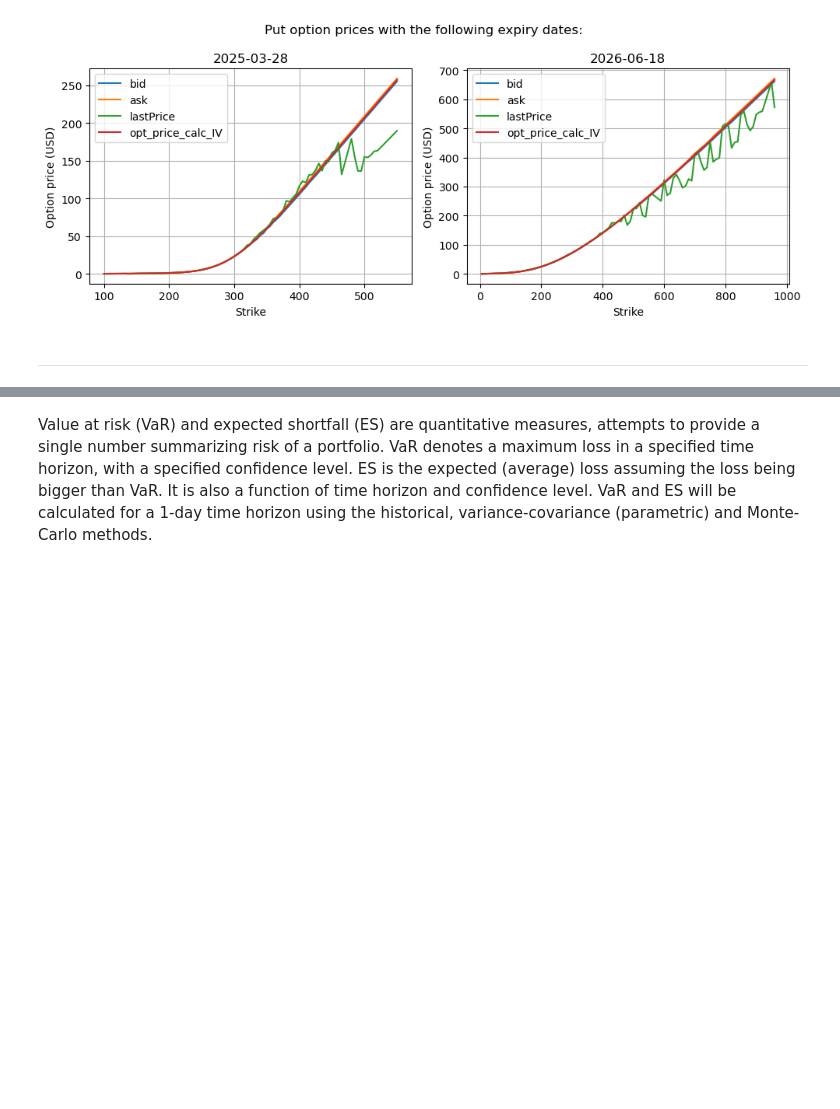
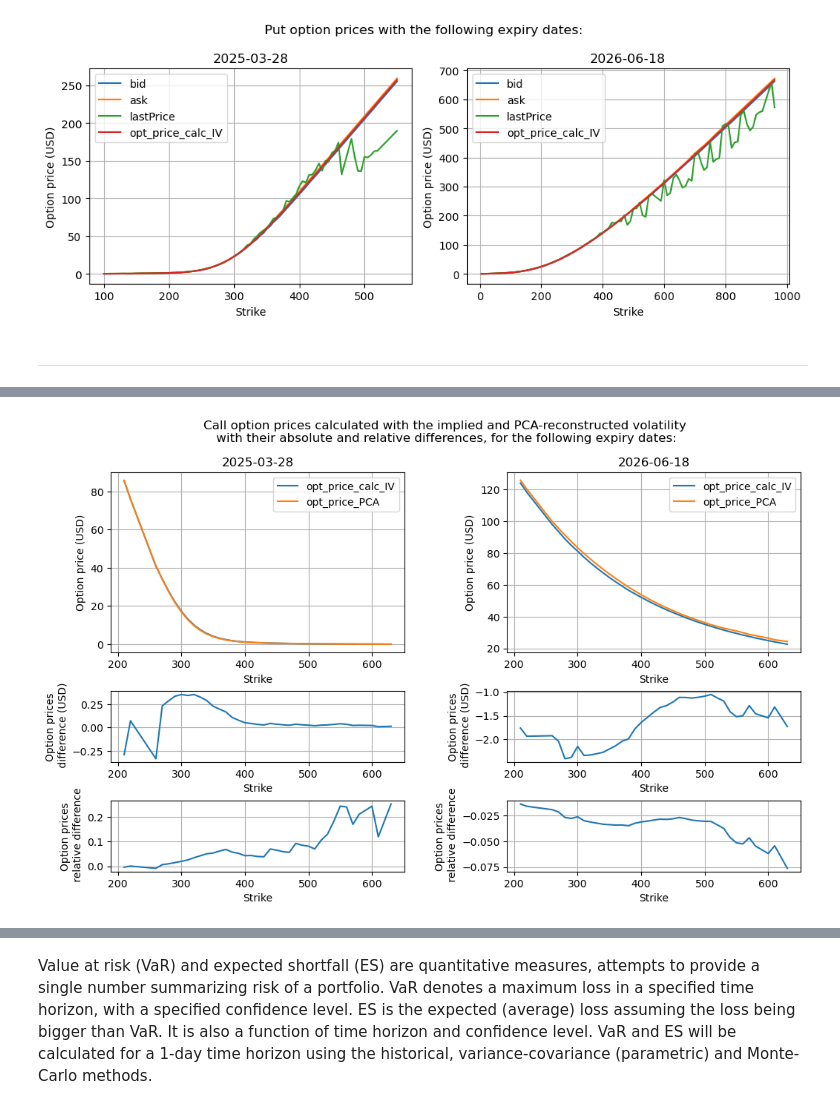
Before and after one commit to ANakonieczna/Computational-Finance, a Jupyter notebook: 02_PRACTICE_OptionPricing_Vol_VaR_ES_ModelValid.ipynb, the cells around one changed output, grey strips where cells are left out. Drawn from its saved outputs; the diff is of its cells as text; code cells hidden in the pictures; blank space fills up the shorter version.

```diff
--- a/02_PRACTICE_OptionPricing_Vol_VaR_ES_ModelValid.ipynb
+++ b/02_PRACTICE_OptionPricing_Vol_VaR_ES_ModelValid.ipynb
@@ -557,5 +572,5 @@ def calc_hist_vol(stockdata, window = trading_days):
 # %%
-σ_hist = calc_hist_vol(stockdata)
+log_returns, σ_hist = calc_hist_vol(stockdata)
 σ_hist
 # %% [output]
 0.6401327534075729
@@ -734,0 +835,82 @@ fig.tight_layout()
+# %%
+# computing option prices using PCA-adjusted volatilities
+calls_PCA = np.zeros(iv_surface_calls_arr.shape)
+puts_PCA = np.zeros(iv_surface_puts_arr.shape)
+
+for i, K in enumerate(calls_strikes):
+    for j, T in enumerate(calls_maturities):
+        σ = approx_iv_surface_calls[i,j]   # PCA-reconstructed volatility
+        calls_PCA[i,j] = BSMmodel(S0, K, T, σ, r).call_price()
+#
+for i, K in enumerate(puts_strikes):
+    for j, T in enumerate(puts_maturities):
+        σ = approx_iv_surface_puts[i,j]
+        puts_PCA[i,j] = BSMmodel(S0, K, T, σ, r).put_price()
+# %%
+# plotting calculated with the implied vs. PCA-reconstructed volatility BSM call option prices with absolute and relative differences
+aux_df = pd.DataFrame(calls_PCA)
+#
+calls_PCA_df_i_exp = pd.DataFrame()
+calls_PCA_df_i_exp['strike'] = calls_strikes
+calls_PCA_df_i_exp['opt_price_PCA'] = aux_df.loc[:,i_exp]
+
+calls_PCA_df_i_exp = pd.merge(calls_PCA_df_i_exp, iv_calc_calls[['strike', 'opt_price_calc_IV']], on = 'strike', how = 'inner')
+#
+calls_PCA_df_i_exp['diff'] = calls_PCA_df_i_exp['opt_price_calc_IV'] - calls_PCA_df_i_exp['opt_price_PCA']
+calls_PCA_df_i_exp['rel_diff'] = (calls_PCA_df_i_exp['opt_price_calc_IV'] - calls_PCA_df_i_exp['opt_price_PCA']) / calls_PCA_df_i_exp['opt_price_calc_IV']
+
+calls_PCA_df_i_exp_far = pd.DataFrame()
+calls_PCA_df_i_exp_far['strike'] = calls_strikes
+calls_PCA_df_i_exp_far['opt_price_PCA'] = aux_df.loc[:,len(aux_df.columns) + i_exp_far]
+
+calls_PCA_df_i_exp_far = pd.merge(calls_PCA_df_i_exp_far, iv_calc_calls_far[['strike', 'opt_price_calc_IV']], on = 'strike', how = 'inner')
+#
+calls_PCA_df_i_exp_far['diff'] = calls_PCA_df_i_exp_far['opt_price_calc_IV'] - calls_PCA_df_i_exp_far['opt_price_PCA']
+calls_PCA_df_i_exp_far['rel_diff'] = (calls_PCA_df_i_exp_far['opt_price_calc_IV']
+                                      - calls_PCA_df_i_exp_far['opt_price_PCA']) / calls_PCA_df_i_exp_far['opt_price_calc_IV']
+
+
+fig = figure(figsize = (12,7))
+
+plot1 = plt.subplot2grid((4,2),(0,0), rowspan = 2)
+plot2 = plt.subplot2grid((4,2),(0,1), rowspan = 2)
+plot3 = plt.subplot2grid((4,2),(2,0))
+plot4 = plt.subplot2grid((4,2),(3,0))
+plot5 = plt.subplot2grid((4,2),(2,1))
+plot6 = plt.subplot2grid((4,2),(3,1))
+
+plot1.plot(calls_PCA_df_i_exp['strike'], calls_PCA_df_i_exp[['opt_price_calc_IV', 'opt_price_PCA']], label = ['opt_price_calc_IV', 'opt_price_PCA'])
+plot1.set_xlabel("Strike")
+plot1.set_ylabel("Option price (USD)")
+plot1.legend()
+
+plot3.plot(calls_PCA_df_i_exp['strike'], calls_PCA_df_i_exp['diff'])
+plot3.set_xlabel("Strike")
+plot3.set_ylabel("Option prices\n difference (USD)")
+
+plot4.plot(calls_PCA_df_i_exp['strike'], calls_PCA_df_i_exp['rel_diff'])
+plot4.set_xlabel("Strike")
+plot4.set_ylabel("Option prices\n relative difference")
+
+plot2.plot(calls_PCA_df_i_exp_far['strike'], calls_PCA_df_i_exp_far[['opt_price_calc_IV', 'opt_price_PCA']], label = ['opt_price_calc_IV', 'opt_price_PCA'])
+plot2.set_xlabel("Strike")
+plot2.set_ylabel("Option price (USD)")
+plot2.legend()
+
+plot5.plot(calls_PCA_df_i_exp_far['strike'], calls_PCA_df_i_exp_far['diff'])
+plot5.set_xlabel("Strike")
+plot5.set_ylabel("Option prices\n difference (USD)")
+
+plot6.plot(calls_PCA_df_i_exp_far['strike'], calls_PCA_df_i_exp_far['rel_diff'])
+plot6.set_xlabel("Strike")
+plot6.set_ylabel("Option prices\n relative difference")
+
+plt.suptitle(f"Call option prices calculated with the implied and PCA-reconstructed volatility\n with their absolute and relative differences, "
+             f"for the following expiry dates:")
+plot1.set_title(f"{exp_date}")
+plot2.set_title(f"{exp_date_far}")
+
+plt.subplots_adjust(wspace = 0.35, hspace = 0.55)
+plt.show()
+# %% [output]
+[figure, added]
```
Also changed, not shown: parts of 41 cells of this notebook, 1 other file.
